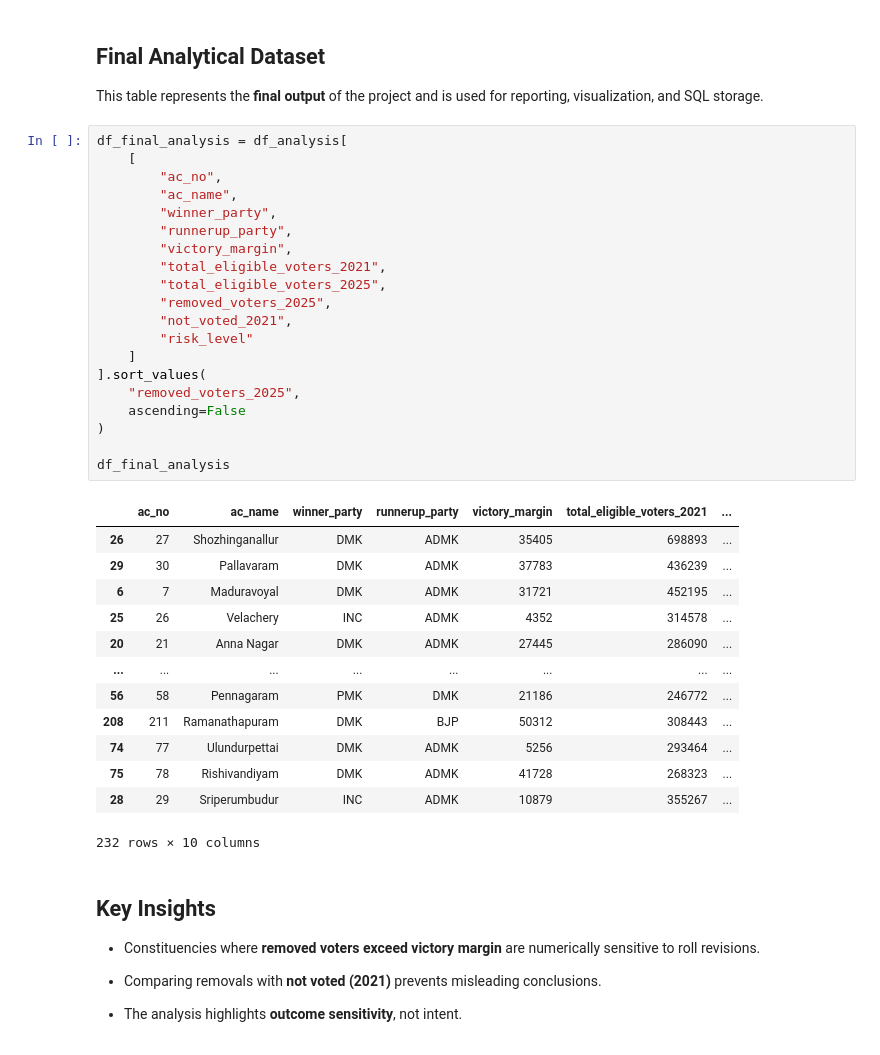
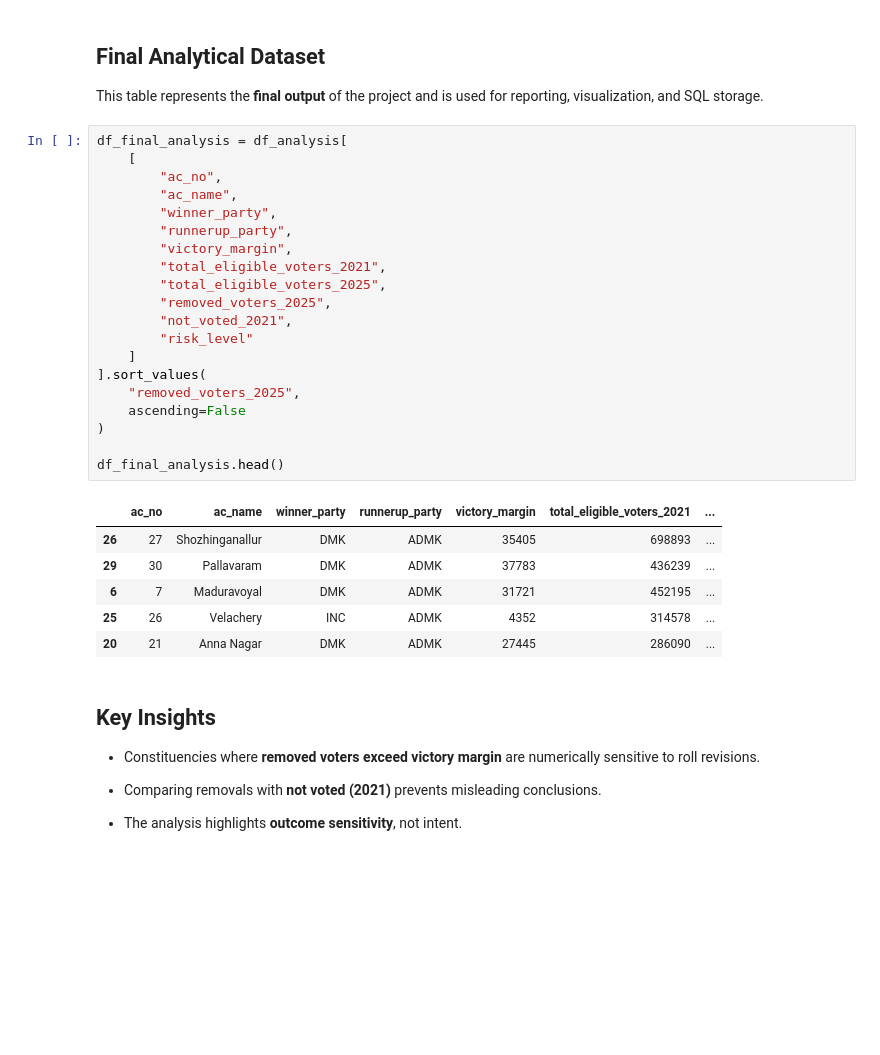
Before and after one commit to ijaihari/Tamil-Nadu-SIR-2026-Draft-Voter-Roll-Impact-Analysis, a Jupyter notebook: notebooks/final_analysis.ipynb, the cells around one changed output. Drawn from its saved outputs; the diff is of its cells as text; blank space fills up the shorter version.

```diff
--- a/notebooks/final_analysis.ipynb
+++ b/notebooks/final_analysis.ipynb
@@ -200,37 +186,30 @@ and is used for reporting, visualization, and SQL storage.
 # %%
 df_final_analysis = df_analysis[
     [
         "ac_no",
         "ac_name",
         "winner_party",
         "runnerup_party",
         "victory_margin",
         "total_eligible_voters_2021",
         "total_eligible_voters_2025",
         "removed_voters_2025",
         "not_voted_2021",
         "risk_level"
     ]
 ].sort_values(
     "removed_voters_2025",
     ascending=False
 )
 
-df_final_analysis
+df_final_analysis.head()
 # %% [output]
 |  | ac_no | ac_name | winner_party | runnerup_party | victory_margin | total_eligible_voters_2021 | ... |
 | 26 | 27 | Shozhinganallur | DMK | ADMK | 35405 | 698893 | ... |
 | 29 | 30 | Pallavaram | DMK | ADMK | 37783 | 436239 | ... |
 | 6 | 7 | Maduravoyal | DMK | ADMK | 31721 | 452195 | ... |
 | 25 | 26 | Velachery | INC | ADMK | 4352 | 314578 | ... |
 | 20 | 21 | Anna Nagar | DMK | ADMK | 27445 | 286090 | ... |
-| ... | ... | ... | ... | ... | ... | ... | ... |
-| 56 | 58 | Pennagaram | PMK | DMK | 21186 | 246772 | ... |
-| 208 | 211 | Ramanathapuram | DMK | BJP | 50312 | 308443 | ... |
-| 74 | 77 | Ulundurpettai | DMK | ADMK | 5256 | 293464 | ... |
-| 75 | 78 | Rishivandiyam | DMK | ADMK | 41728 | 268323 | ... |
-| 28 | 29 | Sriperumbudur | INC | ADMK | 10879 | 355267 | ... |
-232 rows × 10 columns
 # %% [markdown]
 ## Key Insights
 
```
Also changed, not shown: parts of 3 cells of this notebook, 1 other file.
